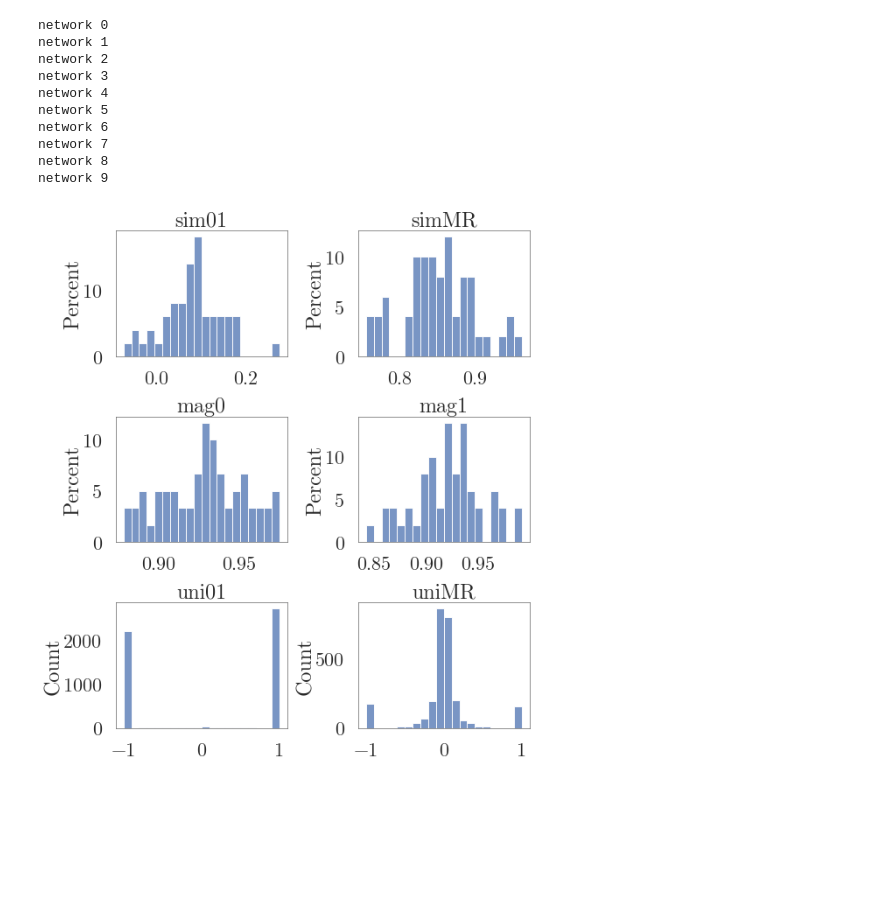
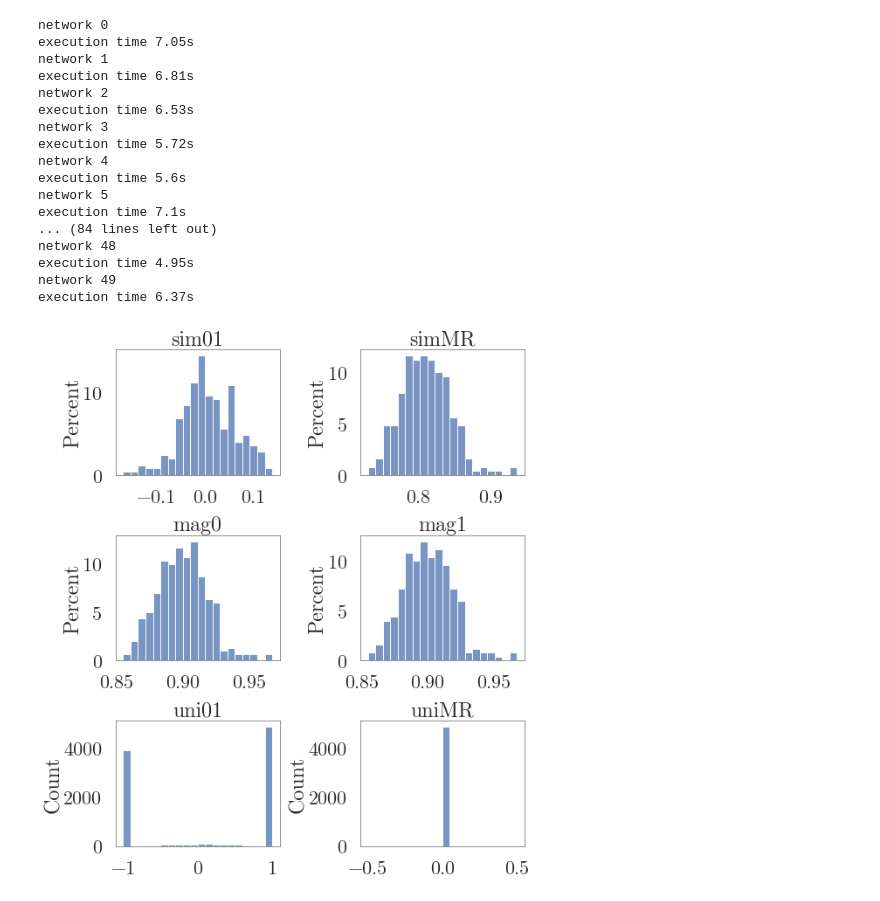
Before and after one commit to psipeter/trust-game, a Jupyter notebook: SSP.ipynb, the cells around one changed output. Cells and saved outputs as stored; diff of their text form; code cells hidden in the pictures; blank space fills up the shorter version.

```diff
--- a/SSP.ipynb
+++ b/SSP.ipynb
@@ -464,19 +381,21 @@ class NQ():
             self.sM = self.simulator.data[self.network.p_state][-1]
             self.spikesM = self.simulator.data[self.network.p_spikes][-1]
 # %%
-def test_NQstates(n_neurons, n_array, sparsity, ssp_dim, n_networks, player="investor",
+def test_NQstates(n_neurons, n_array, dim, n_networks, player="investor",
         T=0.1, tR=0.01, turn_exp=1, coin_exp=1,
         gate_mode="direct", memory_mode="direct", cleanup_mode=None):
     columns = ("seed", "turn", "sim01", "simMR", "mag0", "mag1")
     dfs = []
     for n in range(n_networks):
         print(f"network {n}")
-        net = NQ(player=player, seed=n, n_neurons=n_neurons, n_array=n_array,
-                sparsity=sparsity, ssp_dim=ssp_dim,
+        net = NQ(player=player, seed=n, n_neurons=n_neurons, n_array=n_array, dim=dim,
                 t1=T, t2=T, t3=T, tR=tR,
                 turn_exp=turn_exp, coin_exp=coin_exp,
                 gate_mode=gate_mode, memory_mode=memory_mode, cleanup_mode=cleanup_mode)
+        start_time = time.time()
         net.play()
+        end_time = time.time()
+        print(f"execution time {end_time - start_time:.3}s")
         uni01s = []
         uniMRs = []
         for t in range(6):
@@ -534,15 +544,23 @@ network 9
 # %%
-test_NQstates(5000, 2000, 0.1, 100, 10, T=0.1, tR=0.01,
-    memory_mode="array-radius", cleanup_mode=None)
+test_NQstates(5000, 500, 0.2, 200, 50, T=0.1, tR=0.01,
+    turn_exp=3, coin_exp=0.3,
+    gate_mode="direct", memory_mode="direct", cleanup_mode=None)
 # %% [output]
 network 0
+execution time 7.05s
 network 1
+execution time 6.81s
 network 2
+execution time 6.53s
 network 3
+execution time 5.72s
 network 4
+execution time 5.6s
 network 5
-network 6
-network 7
-network 8
-network 9
+execution time 7.1s
+... (84 lines left out)
+network 48
+execution time 4.95s
+network 49
+execution time 6.37s
-[figure, old version]
+[figure, new version]
```
Also changed, not shown: parts of 19 cells of this notebook, 6 other files.
